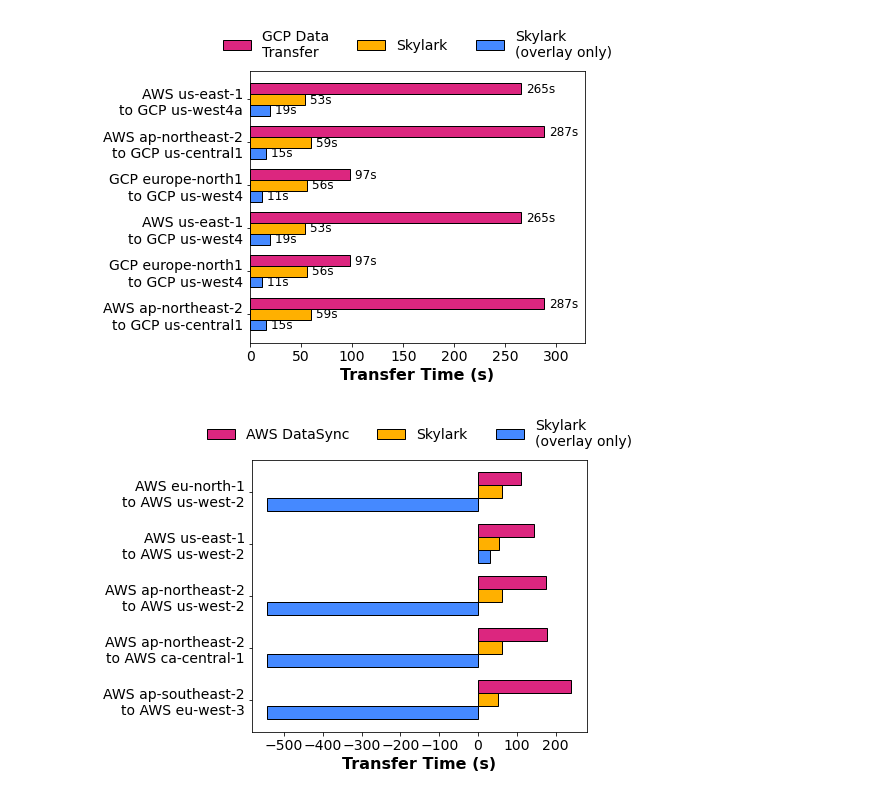
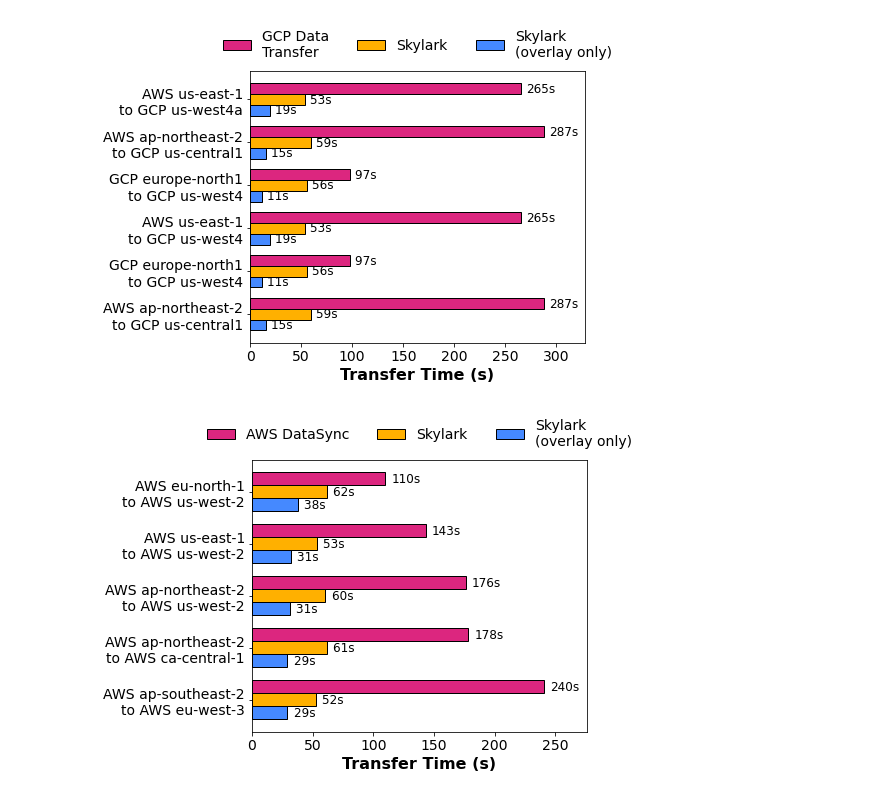
Before and after one commit to skyplane-project/skyplane, a Jupyter notebook: nb/02-10-22_baseline_results_replot.ipynb, the cells around one changed output. Drawn from its saved outputs; the diff is of its cells as text; code cells hidden in the pictures.

```diff
--- a/nb/02-10-22_baseline_results_replot.ipynb
+++ b/nb/02-10-22_baseline_results_replot.ipynb
@@ -156,7 +156,7 @@ data.append(
         dst_region="us-west-2",
         aws_datasync_gbps=3.80,
         skylark_overlay_gbps=10.1,
-        skylark_random_gbps=17.1,
+        skylark_random_gbps=17.04309619,
     )
 )
 
@@ -169,7 +169,7 @@ data.append(
         dst_region="us-west-2",
         aws_datasync_gbps=68 * 8 / 110,
         skylark_overlay_gbps=8.771801195,
-        skylark_random_gbps=-1,  # TODO
+        skylark_random_gbps=14.29612542,
     )
 )
 
@@ -182,7 +182,7 @@ data.append(
         dst_region="ca-central-1",
         aws_datasync_gbps=3.05,
         skylark_overlay_gbps=8.783821139,
-        skylark_random_gbps=-1,  # TODO
+        skylark_random_gbps=18.54111491,
     )
 )
 
@@ -195,7 +195,7 @@ data.append(
         dst_region="us-west-2",
         aws_datasync_gbps=3.09,
         skylark_overlay_gbps=8.97258181,
-        skylark_random_gbps=-1,  # TODO
+        skylark_random_gbps=17.36482038,
     )
 )
 
@@ -220,7 +220,7 @@ data.append(
         dst_region="eu-west-3",
         aws_datasync_gbps=2.26,
         skylark_overlay_gbps=10.32025699,
-        skylark_random_gbps=-1,  # TODO
+        skylark_random_gbps=18.52570443,
     )
 )
 
@@ -355,33 +355,33 @@ with plt.style.context({"figure.figsize": (6, 5), "font.size": 14}):
     fig.set_facecolor("w")
 
     width = 0.25
     labels = list(reversed(["AWS DataSync", "Skylark", "Skylark\n(overlay only)"]))
     for x, (_, row) in enumerate(df_fig2.iterrows()):
         points = reversed([row["aws_datasync_time"], row["skylark_overlay_time"], row["skylark_random_time"]])
         cmap = reversed([cmagenta, cyellow, cblue])
         for idx, (point, label, color) in list(enumerate(zip(points, labels, cmap))):
             if np.isnan(point):
                 print(f"NaN: {row['src_provider']} {row['src_region']} to {row['dst_provider']} {row['dst_region']}")
                 continue
             if x > 0:
                 label = "_nolegend_"
             ax.barh(x + idx * width, point, width, label=label, color=color, edgecolor="black", alpha=1)
-            # ax.text(point + 5, x + idx * width, f"{int(point)}s".ljust(4), fontsize=12, ha='left', va='center')
-    # ax.set_xlim(0, df_fig2['aws_datasync_time'].max())
+            ax.text(point + 5, x + idx * width, f"{int(point)}s".ljust(4), fontsize=12, ha='left', va='center')
+    ax.set_xlim(0, df_fig2['aws_datasync_time'].max() + 35)
 
     # render bar_label as x-axis label
     ax.set_yticks(np.arange(len(df_fig2)) + width)
     ax.set_yticklabels(df_fig2["bar_label"], rotation=0)
     # show legend over bar chart with 3 columns
     ax.legend(
         *([x[i] for i in [2, 1, 0]] for x in plt.gca().get_legend_handles_labels()),
         loc="upper center",
         bbox_to_anchor=(0.5, 1.2),
         ncol=3,
         frameon=False,
     )
     fig.show()
     fig.savefig(figure_dir / "fig2.png", dpi=300, bbox_inches="tight")
     fig.savefig(figure_dir / "fig2.pdf", dpi=300, bbox_inches="tight")
 # %% [output]
-[figure, old version]
+[figure, new version]
```
Also changed, not shown: 3 other files.
